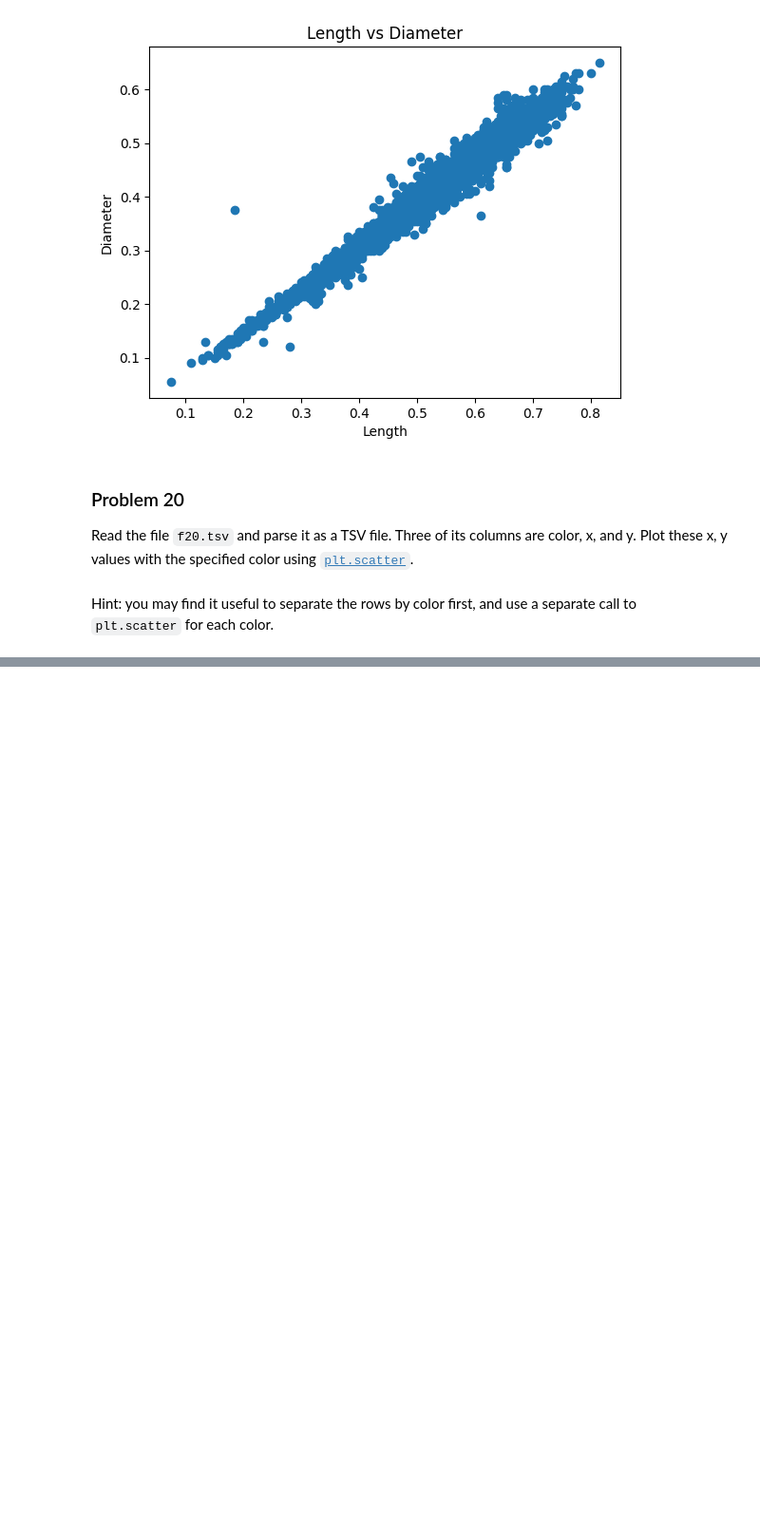
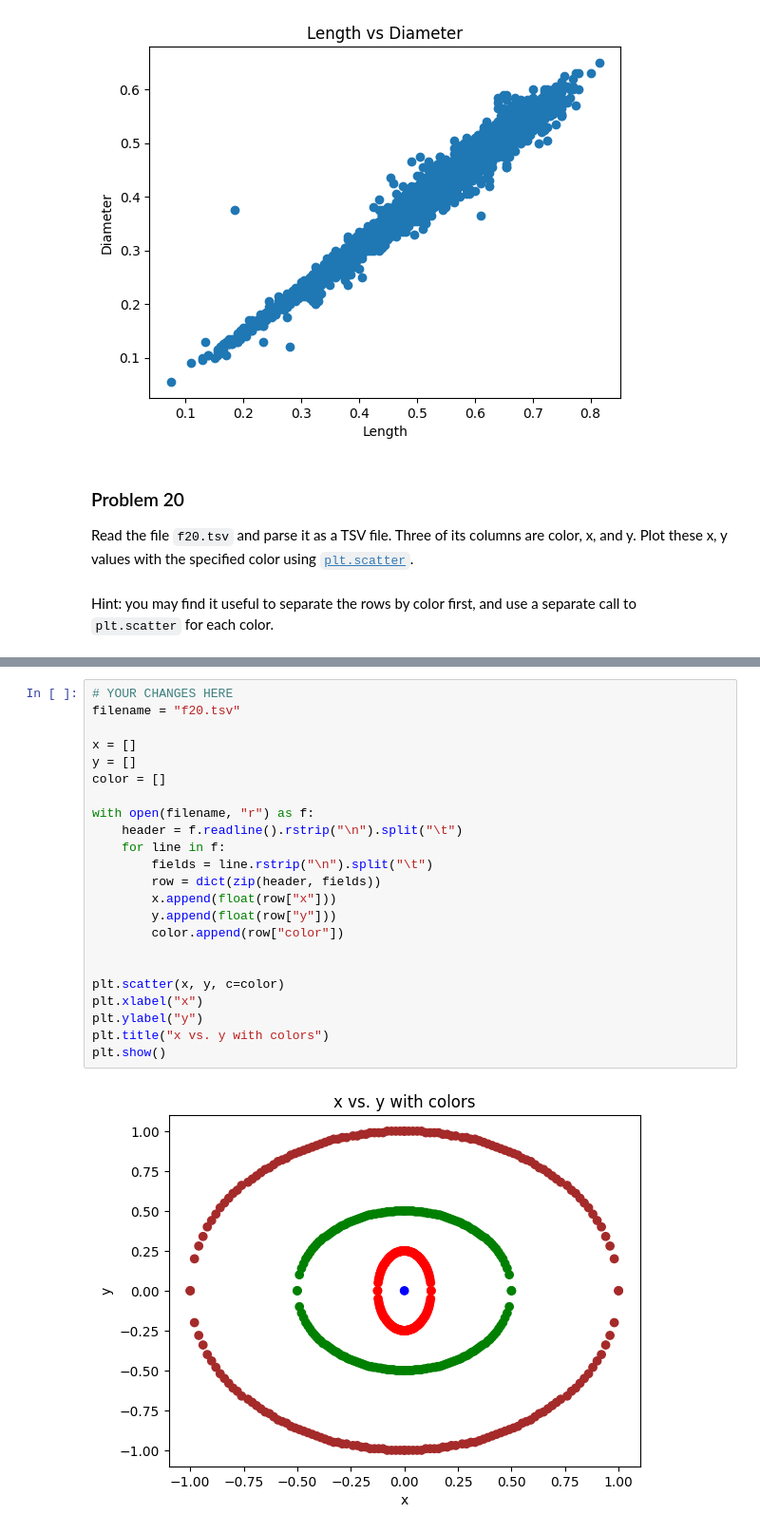
Before and after one commit to mleon22142/dx602-homework-05, a Jupyter notebook: homework.ipynb, the cells around one changed output, grey strips where cells are left out. Shown: that part at 95% size. Drawn from its saved outputs; the diff is of its cells as text; blank space fills up the shorter version.

```diff
--- a/homework.ipynb
+++ b/homework.ipynb
@@ -458,0 +455,25 @@ Ellipsis
+# %%
+# YOUR CHANGES HERE
+filename = "f20.tsv"
+
+x = []
+y = []
+color = []
+
+with open(filename, "r") as f:
+    header = f.readline().rstrip("\n").split("\t")
+    for line in f:
+        fields = line.rstrip("\n").split("\t")
+        row = dict(zip(header, fields))
+        x.append(float(row["x"]))
+        y.append(float(row["y"]))
+        color.append(row["color"])
+
+
+plt.scatter(x, y, c=color)
+plt.xlabel("x")
+plt.ylabel("y")
+plt.title("x vs. y with colors")
+plt.show()
+# %% [output]
+[figure, added]
```
Also changed, not shown: parts of 1 cell of this notebook.
